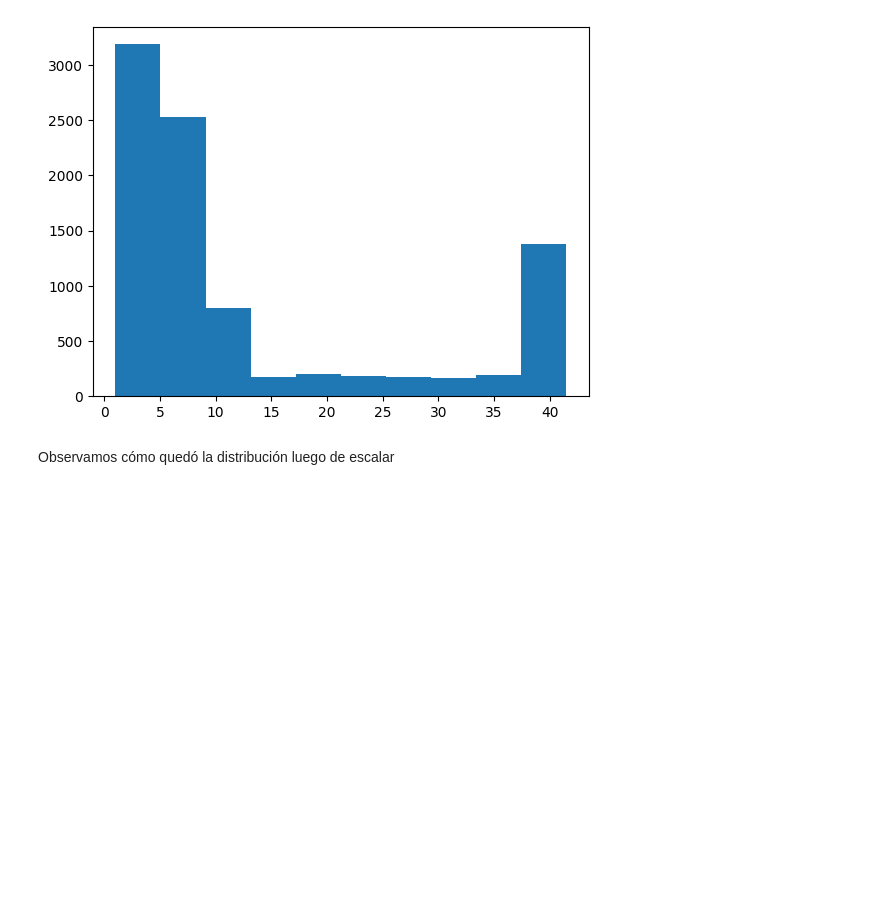
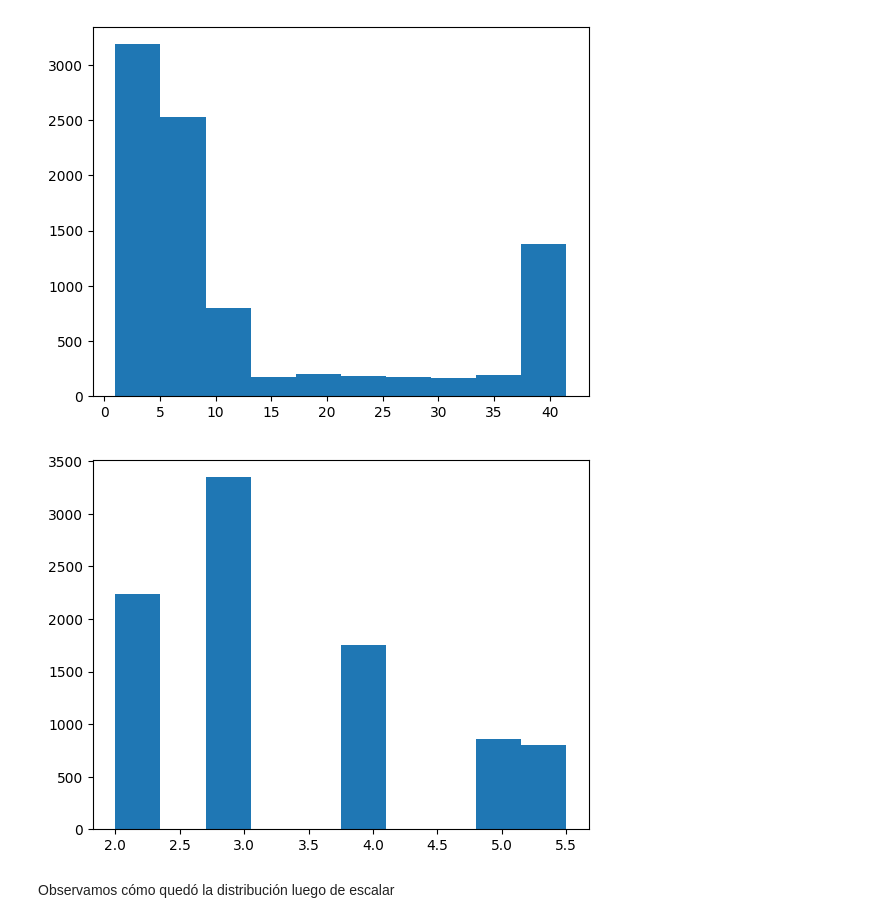
Before and after one commit to benjaminpast/Datathon_Benja, a Jupyter notebook: DATA.ipynb, the cells around one changed output. Cells and saved outputs as stored; diff of their text form; code cells hidden in the pictures; blank space fills up the shorter version.

```diff
--- a/DATA.ipynb
+++ b/DATA.ipynb
@@ -245,6 +282,11 @@ plt.hist(df_2['Discount_offered'])
 plt.show()
 # %% [output]
 [figure]
+# %%
+plt.hist(df_2['Prior_purchases'])
+plt.show()
+# %% [output]
+[figure, added]
 # %% [markdown]
  Observamos cómo quedó la distribución luego de escalar
 # %% [markdown]
```
Also changed, not shown: parts of 36 cells of this notebook.
